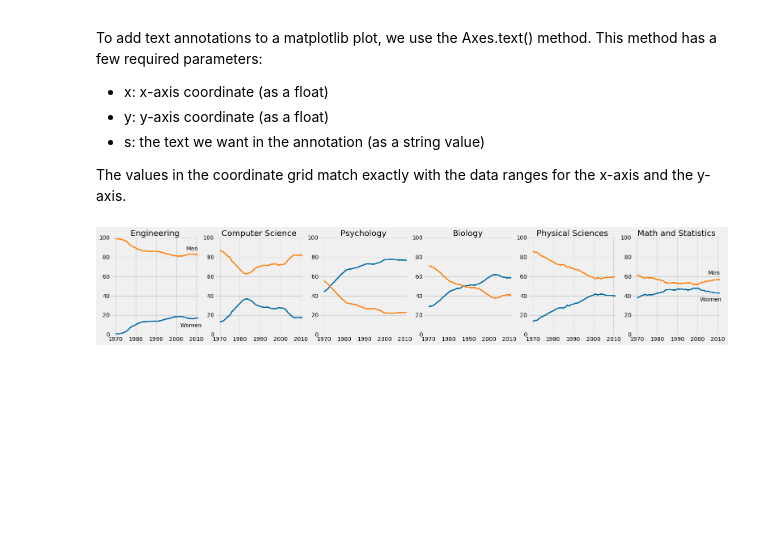
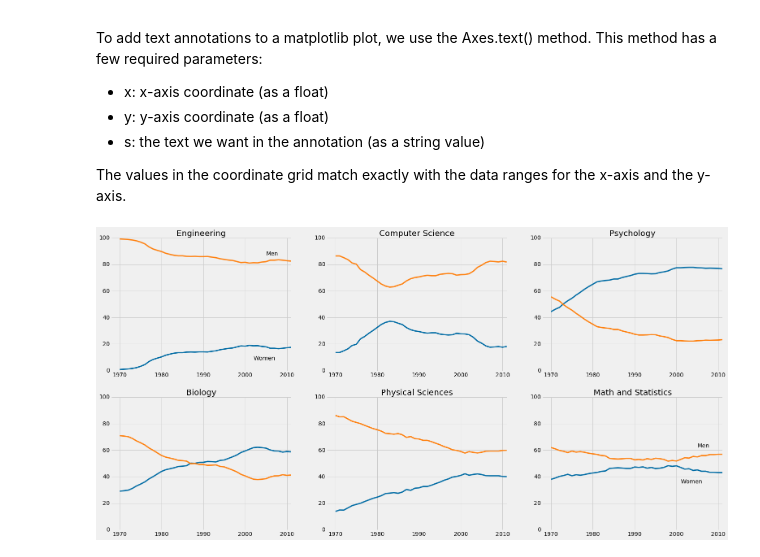
Before and after one commit to lemoinef/Exploratory-Data-Visualization, a Jupyter notebook: color_layout_annotation.ipynb, the cells around one changed output. Drawn from its saved outputs; the diff is of its cells as text; code cells hidden in the pictures; blank space fills up the shorter version.

```diff
--- a/color_layout_annotation.ipynb
+++ b/color_layout_annotation.ipynb
@@ -105,10 +105,10 @@ To make the viewing experience more coherent, we can:
 # %%
 stem_cats = ['Engineering', 'Computer Science', 'Psychology', 'Biology', 'Physical Sciences', 'Math and Statistics']
 
-fig = plt.figure(figsize=(24, 4))
+fig = plt.figure(figsize=(20, 12))
 
 for sp in range(0,6):
-    ax = fig.add_subplot(1,6,sp+1)
+    ax = fig.add_subplot(2,3,sp+1)
     ax.plot(women_degrees['Year'], women_degrees[stem_cats[sp]], c=cb_dark_blue, label='Women', linewidth=3)
     ax.plot(women_degrees['Year'], 100-women_degrees[stem_cats[sp]], c=cb_orange, label='Men', linewidth=3)
     for key,spine in ax.spines.items():
@@ -135,25 +135,25 @@ To add text annotations to a matplotlib plot, we use the Axes.text() method. Thi
 
 The values in the coordinate grid match exactly with the data ranges for the x-axis and the y-axis.
 # %%
-fig = plt.figure(figsize=(24, 4))
+fig = plt.figure(figsize=(24, 12))
 
 for sp in range(0,6):
-    ax = fig.add_subplot(1,6,sp+1)
+    ax = fig.add_subplot(2,3,sp+1)
     ax.plot(women_degrees['Year'], women_degrees[stem_cats[sp]], c=cb_dark_blue, label='Women', linewidth=3)
     ax.plot(women_degrees['Year'], 100-women_degrees[stem_cats[sp]], c=cb_orange, label='Men', linewidth=3)
     for key,spine in ax.spines.items():
         spine.set_visible(False)
     ax.set_xlim(1968, 2011)
     ax.set_ylim(0,100)
     ax.set_title(stem_cats[sp])
     ax.tick_params(bottom="off", top="off", left="off", right="off")
 
     if sp == 0:
         ax.text(2005, 87, 'Men')
         ax.text(2002, 8, 'Women')
     elif sp == 5:
         ax.text(2005, 62, 'Men')
         ax.text(2001, 35, 'Women')
 plt.show()
 # %% [output]
-[figure, old version]
+[figure, new version]
```
Also changed, not shown: parts of 1 cell of this notebook.
